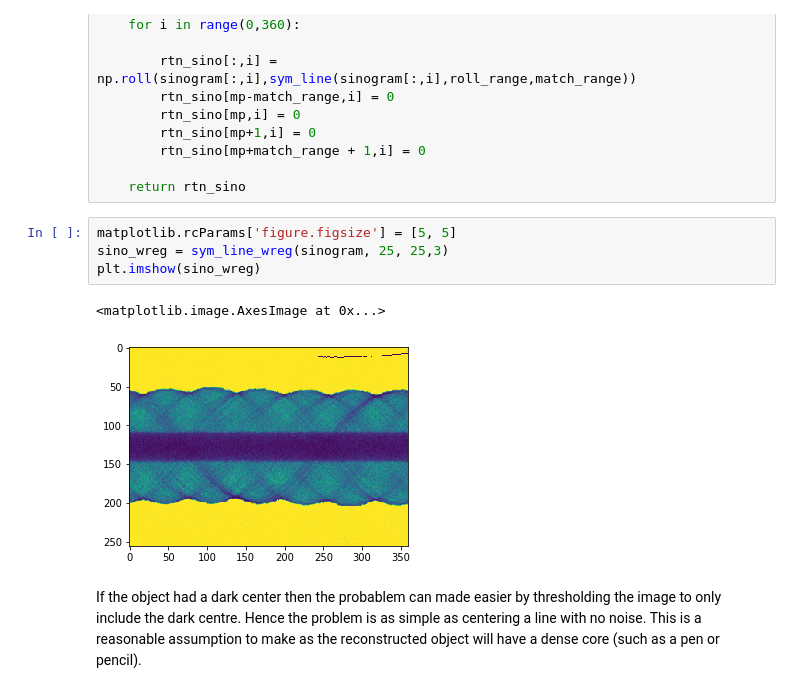
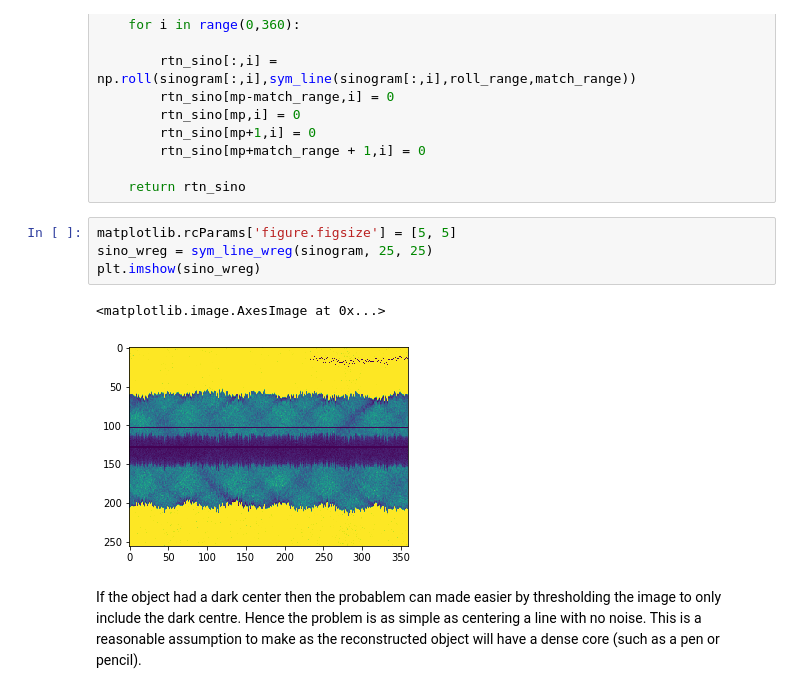
Before and after one commit to abdrysdale/ct-xray-project, a Jupyter notebook: CT Image Reconstruction.ipynb, the cells around one changed output. Cells and saved outputs as stored; diff of their text form.

```diff
--- a/CT Image Reconstruction.ipynb
+++ b/CT Image Reconstruction.ipynb
@@ -345,11 +346,11 @@ def sym_line_wreg(sinogram,roll_range,match_range):
     return rtn_sino
 # %%
 matplotlib.rcParams['figure.figsize'] = [5, 5]
-sino_wreg = sym_line_wreg(sinogram, 25, 25,3)
+sino_wreg = sym_line_wreg(sinogram, 25, 25)
 plt.imshow(sino_wreg)
 # %% [output]
 <matplotlib.image.AxesImage at 0x...>
-[figure, old version]
+[figure, new version]
 # %% [markdown]
 If the object had a dark center then the probablem can made easier by thresholding the image to only include the dark centre. Hence the problem is as simple as centering a line with no noise. This is a reasonable assumption to make as the reconstructed object will have a dense core (such as a pen or pencil).
 # %% [markdown]
```
Also changed, not shown: parts of 4 cells of this notebook, 8 other files.
